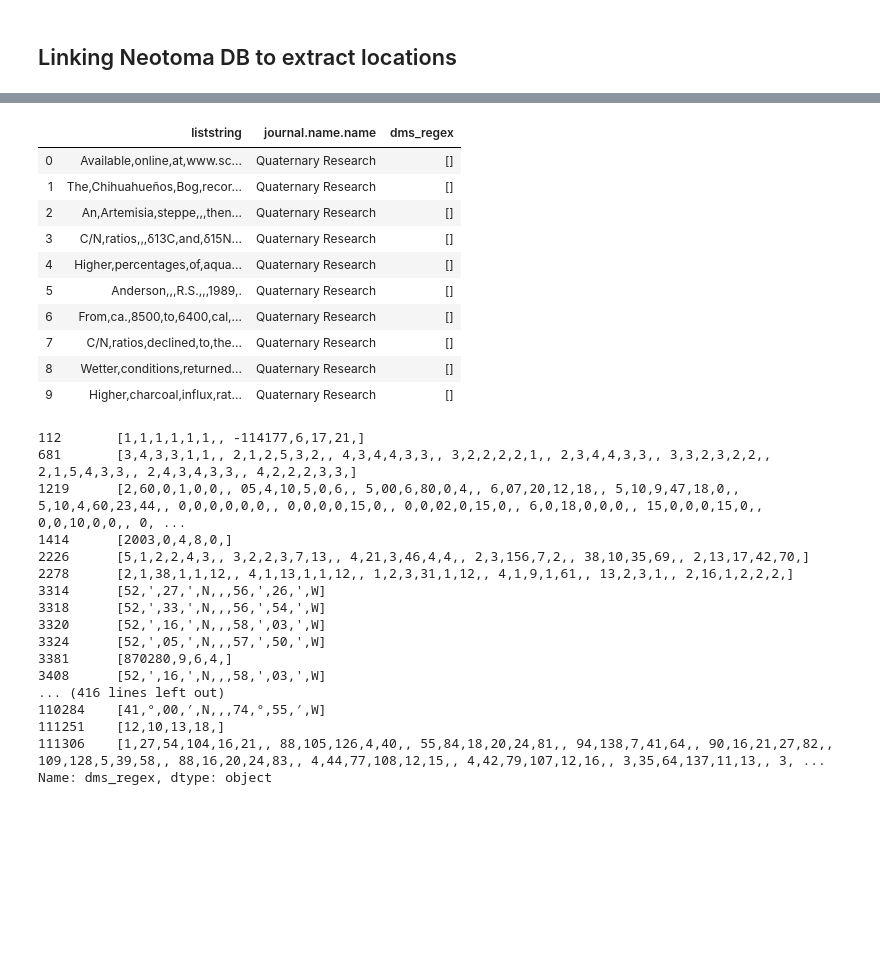
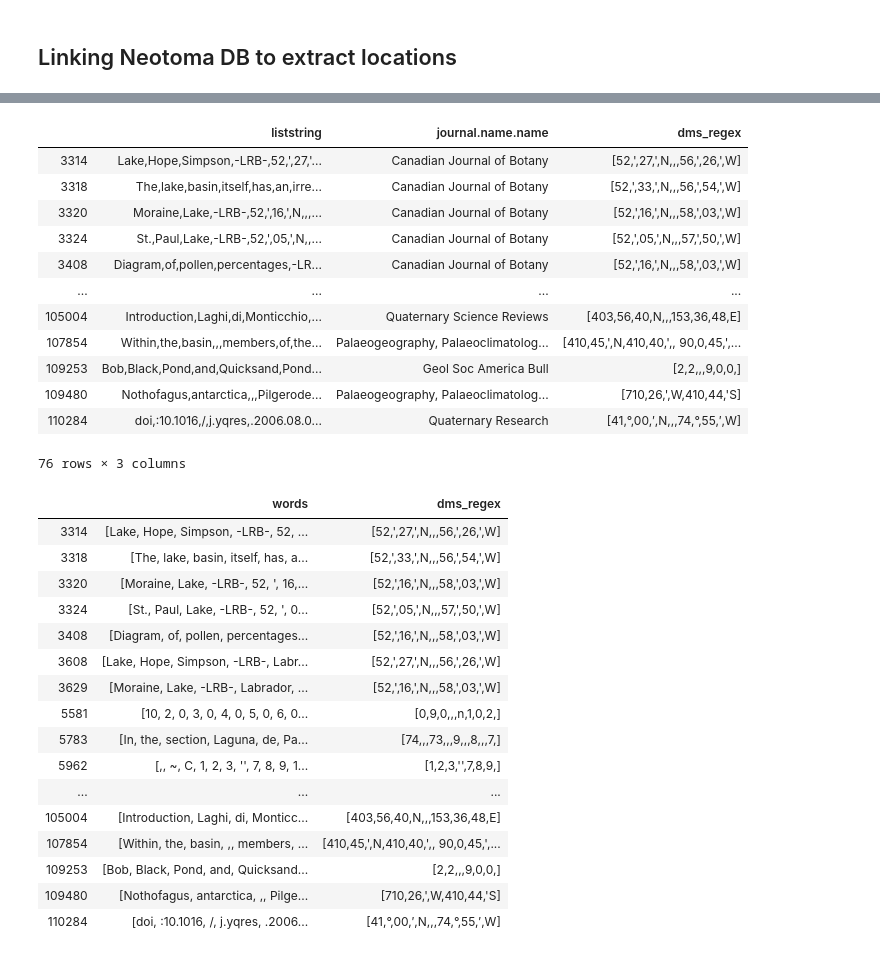
Before and after one commit to throughput-ec/UnacquiredSites, a Jupyter notebook: ML_Record_Mining_JN.ipynb, the cells around one changed output, grey strips where cells are left out. Saved outputs shown, nothing was run; the diff lists cells and outputs as text; code cells hidden in the pictures; blank space fills up the shorter version.

```diff
--- a/ML_Record_Mining_JN.ipynb
+++ b/ML_Record_Mining_JN.ipynb
@@ -297,7 +297,7 @@ Latitude goes from -90° to 90°, has the same three components and goes from S
 
 Using REGEX, and assuming data consistency, the following code should be able to extract coordinates.
 # %%
-dms_regex = r"([-]?\d{1,3}[°|,|′|\']{0,3}\d{1,2}[,|′|\']{0,3}\d{0,2}[,|′|\']{0,4}[NESWnesw]?[\s|,|\']+?[-]?\d{1,3}[°|,|′|\']+\d{1,2}[,|′|\']+\d{0,2}[,|′|\'][,|′|\']{0,4}[NESWnesw]?)"
+dms_regex = r"([-]?\d{1,3}[°|,|′|\']{1,3}\d{1,2}[,|′|\']{1,3}\d{0,2}[,|′|\']{1,4}[NESWnesw]?[\s|,|\']+?[-]?\d{1,3}[°|,|′|\']+\d{1,2}[,|′|\']+\d{0,2}[,|′|\'][,|′|\']{0,4}[NESWnesw]?)"
 
 dd_regex = "[\\{,][-]?[1]?[0-9]{1,2}\\.[0-9]{1,}[,]?[NESWnesw],"
 # %%
@@ -347,38 +347,41 @@ neotoma.head(3)
 # %%
 df = nlp_sentences.merge(bibliography, on = '_gddid')
 # %%
-df[['liststring', 'journal.name.name', 'dms_regex']].head(10)
+df[['liststring', 'journal.name.name', 'dms_regex']].head(100)
 # %% [output]
 |  | liststring | journal.name.name | dms_regex |
-| 0 | Available,online,at,www.sc... | Quaternary Research | [] |
-| 1 | The,Chihuahueños,Bog,recor... | Quaternary Research | [] |
-| 2 | An,Artemisia,steppe,,,then... | Quaternary Research | [] |
-| 3 | C/N,ratios,,,δ13C,and,δ15N... | Quaternary Research | [] |
-| 4 | Higher,percentages,of,aqua... | Quaternary Research | [] |
-| 5 | Anderson,,,R.S.,,,1989,. | Quaternary Research | [] |
-| 6 | From,ca.,8500,to,6400,cal,... | Quaternary Research | [] |
-| 7 | C/N,ratios,declined,to,the... | Quaternary Research | [] |
-| 8 | Wetter,conditions,returned... | Quaternary Research | [] |
-| 9 | Higher,charcoal,influx,rat... | Quaternary Research | [] |
+| 3314 | Lake,Hope,Simpson,-LRB-,52,',27,'... | Canadian Journal of Botany | [52,',27,',N,,,56,',26,',W] |
+| 3318 | The,lake,basin,itself,has,an,irre... | Canadian Journal of Botany | [52,',33,',N,,,56,',54,',W] |
+| 3320 | Moraine,Lake,-LRB-,52,',16,',N,,,... | Canadian Journal of Botany | [52,',16,',N,,,58,',03,',W] |
+| 3324 | St.,Paul,Lake,-LRB-,52,',05,',N,,... | Canadian Journal of Botany | [52,',05,',N,,,57,',50,',W] |
+| 3408 | Diagram,of,pollen,percentages,-LR... | Canadian Journal of Botany | [52,',16,',N,,,58,',03,',W] |
+| ... | ... | ... | ... |
+| 105004 | Introduction,Laghi,di,Monticchio,... | Quaternary Science Reviews | [403,56,40,N,,,153,36,48,E] |
+| 107854 | Within,the,basin,,,members,of,the... | Palaeogeography, Palaeoclimatolog... | [410,45,',N,410,40,',, 90,0,45,',... |
+| 109253 | Bob,Black,Pond,and,Quicksand,Pond... | Geol Soc America Bull | [2,2,,,9,0,0,] |
+| 109480 | Nothofagus,antarctica,,,Pilgerode... | Palaeogeography, Palaeoclimatolog... | [710,26,',W,410,44,'S] |
+| 110284 | doi,:10.1016,/,j.yqres,.2006.08.0... | Quaternary Research | [41,°,00,′,N,,,74,°,55,′,W] |
+76 rows × 3 columns
 # %%
+# Filter df to just frames that has REGEX longer than one
 mask = (df['dms_regex'].str.len() > 0)
 df = df.loc[mask]
-df['dms_regex']
+df[['words','dms_regex']]
 # %% [output]
-112       [1,1,1,1,1,1,, -114177,6,17,21,]
-681       [3,4,3,3,1,1,, 2,1,2,5,3,2,, 4,3,4,4,3,3,, 3,2,2,2,2,1,, 2,3,4,4,3,3,, 3,3,2,3,2,2,, 2,1,5,4,3,3,, 2,4,3,4,3,3,, 4,2,2,2,3,3,]
-1219      [2,60,0,1,0,0,, 05,4,10,5,0,6,, 5,00,6,80,0,4,, 6,07,20,12,18,, 5,10,9,47,18,0,, 5,10,4,60,23,44,, 0,0,0,0,0,0,, 0,0,0,0,15,0,, 0,0,02,0,15,0,, 6,0,18,0,0,0,, 15,0,0,0,15,0,, 0,0,10,0,0,, 0, ...
-1414      [2003,0,4,8,0,]
-2226      [5,1,2,2,4,3,, 3,2,2,3,7,13,, 4,21,3,46,4,4,, 2,3,156,7,2,, 38,10,35,69,, 2,13,17,42,70,]
-2278      [2,1,38,1,1,12,, 4,1,13,1,1,12,, 1,2,3,31,1,12,, 4,1,9,1,61,, 13,2,3,1,, 2,16,1,2,2,2,]
-3314      [52,',27,',N,,,56,',26,',W]
-3318      [52,',33,',N,,,56,',54,',W]
-3320      [52,',16,',N,,,58,',03,',W]
-3324      [52,',05,',N,,,57,',50,',W]
-3381      [870280,9,6,4,]
-3408      [52,',16,',N,,,58,',03,',W]
-... (416 lines left out)
-110284    [41,°,00,′,N,,,74,°,55,′,W]
-111251    [12,10,13,18,]
-111306    [1,27,54,104,16,21,, 88,105,126,4,40,, 55,84,18,20,24,81,, 94,138,7,41,64,, 90,16,21,27,82,, 109,128,5,39,58,, 88,16,20,24,83,, 4,44,77,108,12,15,, 4,42,79,107,12,16,, 3,35,64,137,11,13,, 3, ...
-Name: dms_regex, dtype: object
+|  | words | dms_regex |
+| 3314 | [Lake, Hope, Simpson, -LRB-, 52, ... | [52,',27,',N,,,56,',26,',W] |
+| 3318 | [The, lake, basin, itself, has, a... | [52,',33,',N,,,56,',54,',W] |
+| 3320 | [Moraine, Lake, -LRB-, 52, ', 16,... | [52,',16,',N,,,58,',03,',W] |
+| 3324 | [St., Paul, Lake, -LRB-, 52, ', 0... | [52,',05,',N,,,57,',50,',W] |
+| 3408 | [Diagram, of, pollen, percentages... | [52,',16,',N,,,58,',03,',W] |
+| 3608 | [Lake, Hope, Simpson, -LRB-, Labr... | [52,',27,',N,,,56,',26,',W] |
+| 3629 | [Moraine, Lake, -LRB-, Labrador, ... | [52,',16,',N,,,58,',03,',W] |
+| 5581 | [10, 2, 0, 3, 0, 4, 0, 5, 0, 6, 0... | [0,9,0,,,n,1,0,2,] |
+| 5783 | [In, the, section, Laguna, de, Pa... | [74,,,73,,,9,,,8,,,7,] |
+| 5962 | [,, ~, C, 1, 2, 3, '', 7, 8, 9, 1... | [1,2,3,'',7,8,9,] |
+| ... | ... | ... |
+| 105004 | [Introduction, Laghi, di, Monticc... | [403,56,40,N,,,153,36,48,E] |
+| 107854 | [Within, the, basin, ,, members, ... | [410,45,',N,410,40,',, 90,0,45,',... |
+| 109253 | [Bob, Black, Pond, and, Quicksand... | [2,2,,,9,0,0,] |
+| 109480 | [Nothofagus, antarctica, ,, Pilge... | [710,26,',W,410,44,'S] |
+| 110284 | [doi, :10.1016, /, j.yqres, .2006... | [41,°,00,′,N,,,74,°,55,′,W] |
```
Also changed, not shown: parts of 4 cells of this notebook.
